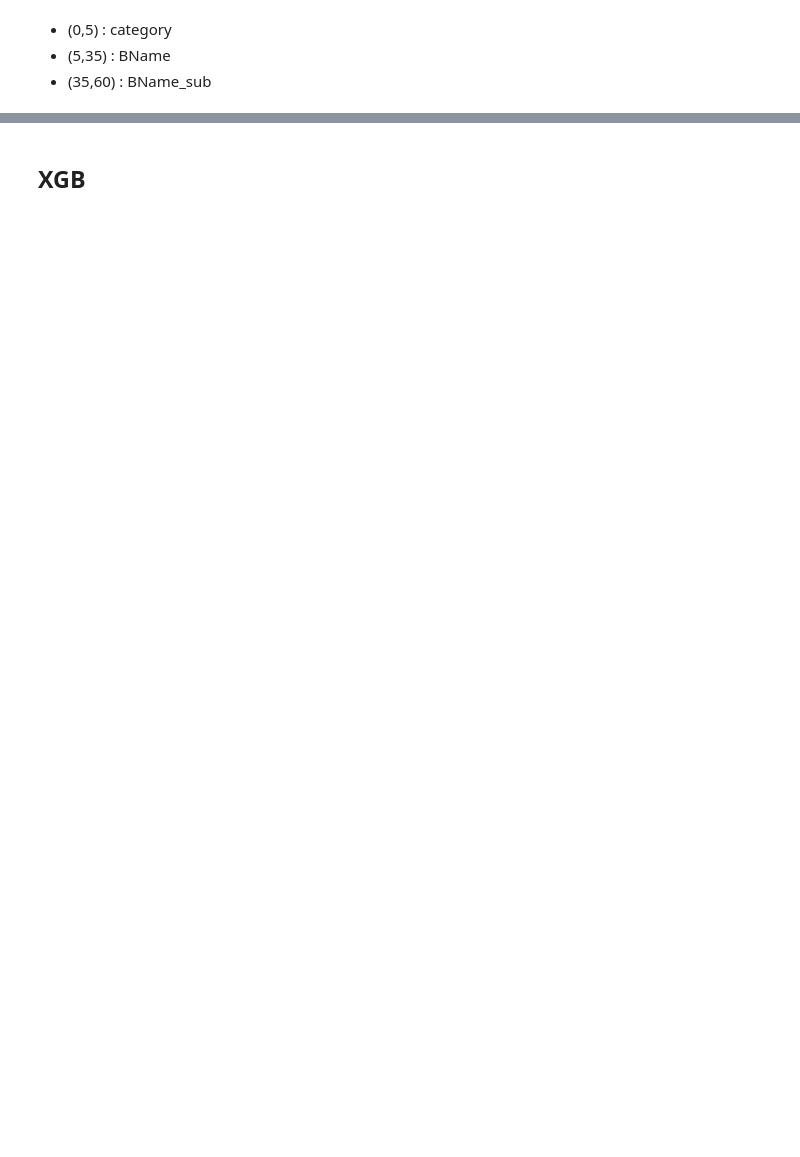
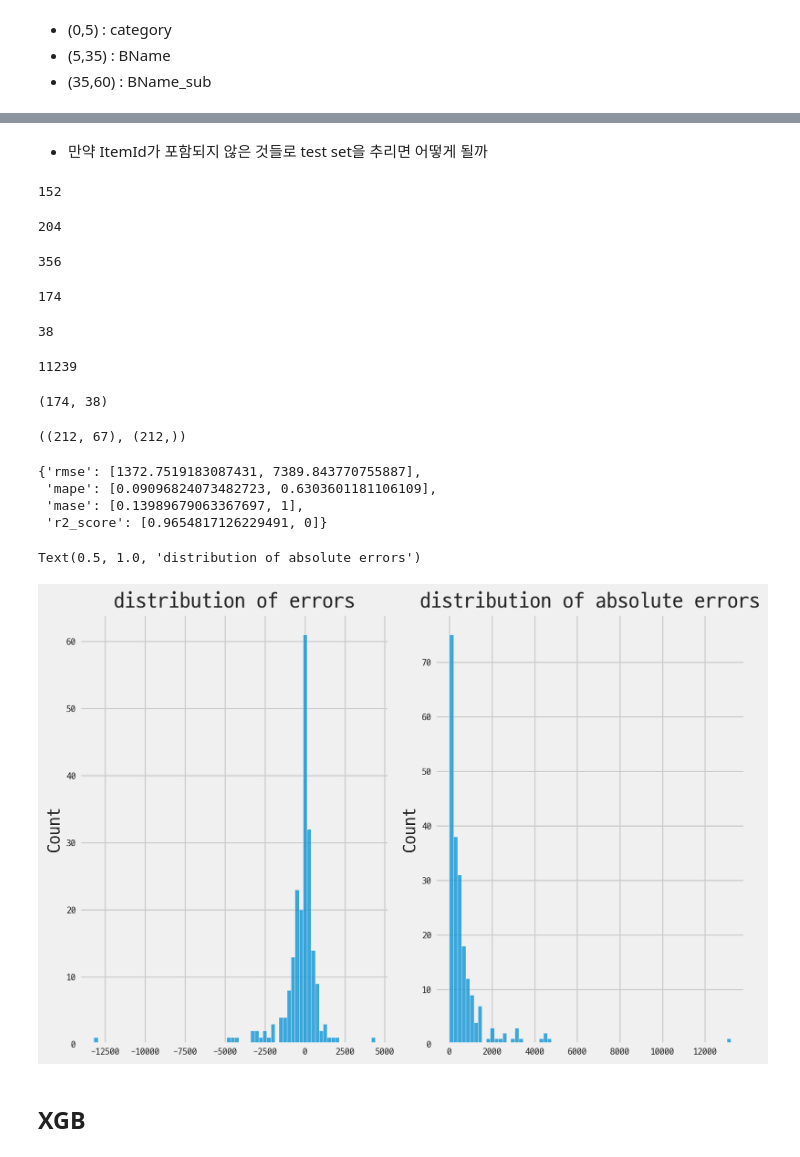
Before and after one commit to kdt-3-second-Project/aladin_usedbook, a Jupyter notebook: research/240717_simple_model_for_sample.ipynb, the cells around one changed output, grey strips where cells are left out. Cells and saved outputs as stored; diff of their text form; code cells hidden in the pictures; blank space fills up the shorter version.

```diff
--- a/research/240717_simple_model_for_sample.ipynb
+++ b/research/240717_simple_model_for_sample.ipynb
@@ -299,0 +314,2 @@ Text(0.5, 1.0, 'distribution of errors')
+# %% [markdown]
+- 만약 ItemId가 포함되지 않은 것들로 test set을 추리면 어떻게 될까
@@ -300,2 +330,58 @@ Text(0.5, 1.0, 'distribution of errors')
+# %%
+display(len(items['val'].difference(items['train'])))
+display(len(items['test'].difference(items['train'])))
+# %% [output]
+152
+204
+# %%
+res_val = list(items['val'].difference(items['train']))
+res_test = list(items['test'].difference(items['train']))
+res_items = res_val+res_test
+len(res_items)
+# %% [output]
+356
+# %%
+cond_val_res = data['val']['X']['ItemId'].isin(res_val).to_numpy()
+cond_test_res = data['test']['X']['ItemId'].isin(res_val).to_numpy()
+display(np.sum(cond_val_res))
+display(np.sum(cond_test_res))
+# %% [output]
+174
+38
+# %%
+len(cond_val_res)
+# %% [output]
+11239
+# %%
+len(y_val[cond_val_res]),len(y_test[cond_test_res])
+# %% [output]
+(174, 38)
+# %%
+X_res = np.vstack((X_val[cond_val_res],X_test[cond_test_res]))
+y_res = np.hstack((y_val[cond_val_res],y_test[cond_test_res]))
+X_res.shape, y_res.shape
+# %% [output]
+((212, 67), (212,))
+# %%
+pred4 = model_rf.predict(X_res)
+# %%
+make_reg_score_dict(y_res,pred4,np.mean(y_train))
+# %% [output]
+{'rmse': [1372.7519183087431, 7389.843770755887],
+ 'mape': [0.09096824073482723, 0.6303601181106109],
+ 'mase': [0.13989679063367697, 1],
+ 'r2_score': [0.9654817126229491, 0]}
+# %%
+fig,axes = plt.subplots(1,2,figsize = (9,6))
+sns.histplot((y_res-pred4),ax=axes[0])
+#axes[0].set_xlim([-3000,3000])
+axes[0].set_title('distribution of errors')
+sns.histplot(np.abs(y_res-pred4),ax=axes[1])
+#axes[1].set_xlim([0,3000])
+axes[1].set_title('distribution of absolute errors')
+#ax.set_yscale('log');
+# %% [output]
+Text(0.5, 1.0, 'distribution of absolute errors')
+[figure, added]
 # %% [markdown]
 ## XGB
```
Also changed, not shown: parts of 18 cells of this notebook, 9 other files.
